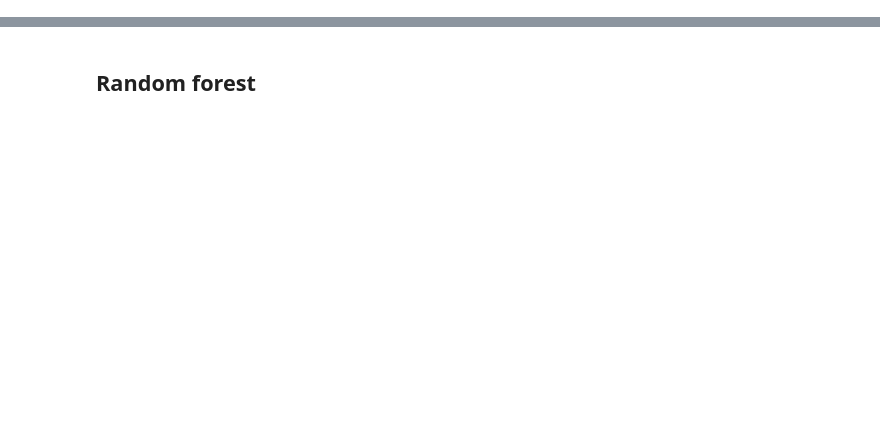
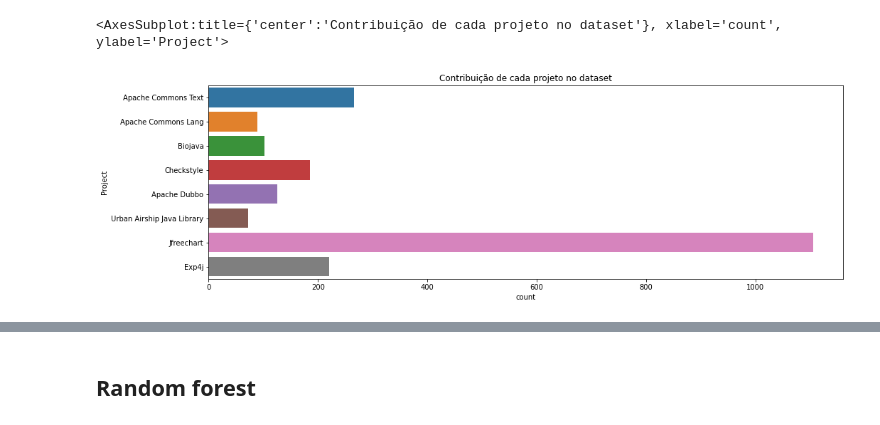
Before and after one commit to keslleylima/PPC-Prediction, a Jupyter notebook: ml-ppc.ipynb, the cells around one changed output, grey strips where cells are left out. Saved outputs shown, nothing was run; the diff lists cells and outputs as text; code cells hidden in the pictures; blank space fills up the shorter version.

```diff
--- a/ml-ppc.ipynb
+++ b/ml-ppc.ipynb
@@ -48,0 +105,35 @@ dataset.head(5)
+# %%
+def signature_to_project(signature):
+    project = ''
+
+    if 'com.puppycrawl.tools.checkstyle' in signature:
+        project = 'Checkstyle'
+    elif 'exp4j' in signature:
+        project = 'Exp4j'
+    elif 'biojava' in signature:
+        project = 'Biojava'
+    elif 'org.jfree' in signature:
+        project = 'Jfreechart'
+    elif 'com.urbanairship' in signature:
+        project = 'Urban Airship Java Library'
+    elif 'org.apache.commons.text' in signature:
+        project = 'Apache Commons Text'
+    elif 'dubbo' in signature:
+        project = 'Apache Dubbo'
+    elif 'org.apache.commons.lang3' in signature:
+        project = 'Apache Commons Lang'
+
+    return project
+
+d2 = dataset
+d2['Project'] = dataset['Name'].apply(signature_to_project)
+plt.figure(figsize=(16,5))
+plt.title("Contribuição de cada projeto no dataset")
+
+contrib_projetos = d2.groupby('Project')
+contrib_projetos = contrib_projetos.count()
+
+sns.countplot(y='Project', data=d2, orient='h')
+# %% [output]
+<AxesSubplot:title={'center':'Contribuição de cada projeto no dataset'}, xlabel='count', ylabel='Project'>
+[figure, added]
```
Also changed, not shown: parts of 87 cells of this notebook, 6 other files.
